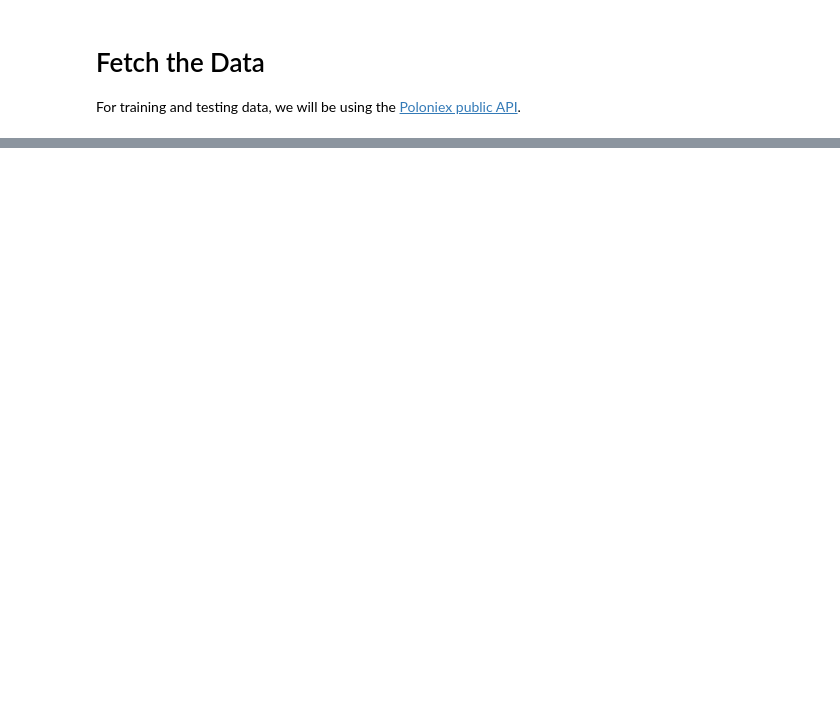
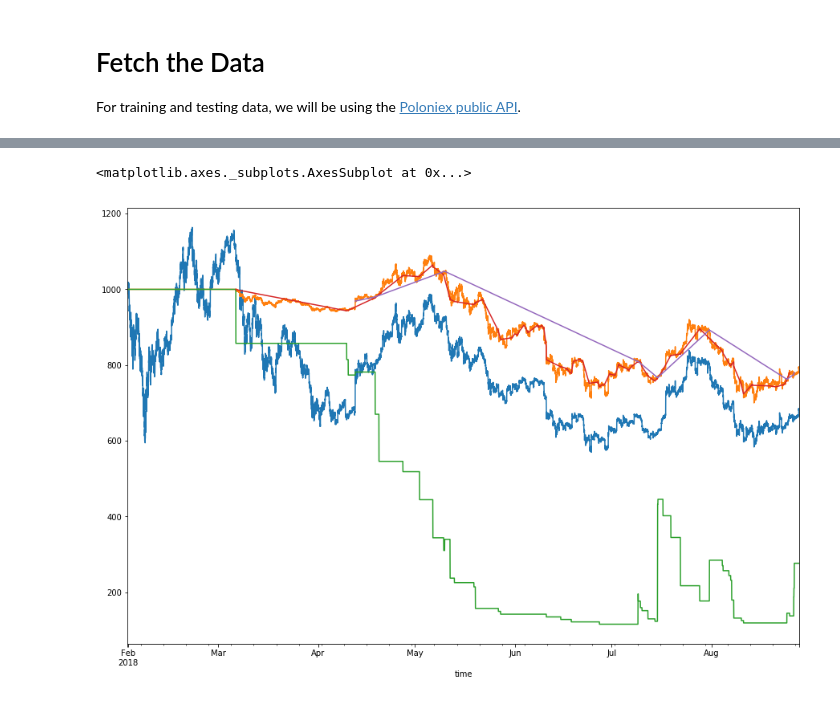
Before and after one commit to preslavrachev/pandas-ta, a Jupyter notebook: backtesting.ipynb, the cells around one changed output, grey strips where cells are left out. Cells and saved outputs as stored; diff of their text form; code cells hidden in the pictures; blank space fills up the shorter version.

```diff
--- a/backtesting.ipynb
+++ b/backtesting.ipynb
@@ -47,0 +60,12 @@ More to come soon...
+# %%
+class StochKStrategy(pdt.TradingStrategy):
+    def generate_order(self, record, funds, balance) -> pdt.Order:
+        amount = 0.001
+        if record['stochk_14'] <= 15:
+            return Order(decision=pdt.Order.Decision.BUY, amount=funds/record['close']*0.05)
+        elif record['stochk_14'] >= 90:
+            return Order(decision=pdt.Order.Decision.SELL, amount=balance*0.04)
+        #print("reached this point: ", record['stochk_14'])
+        return
+# %%
+res = df.apply_strategy(strategy = StochKStrategy())
@@ -47,0 +83,9 @@ More to come soon...
+# %%
+res['buy_hold'].plot.line(figsize=(15, 10))
+res['worth'].plot.line()
+res['funds'].plot.line()
+res[res['decisions'] == 'BUY']['worth'].plot.line()
+res[res['decisions'] == 'SELL']['worth'].plot.line()
+# %% [output]
+<matplotlib.axes._subplots.AxesSubplot at 0x...>
+[figure, added]
```
Also changed, not shown: parts of 10 cells of this notebook.
